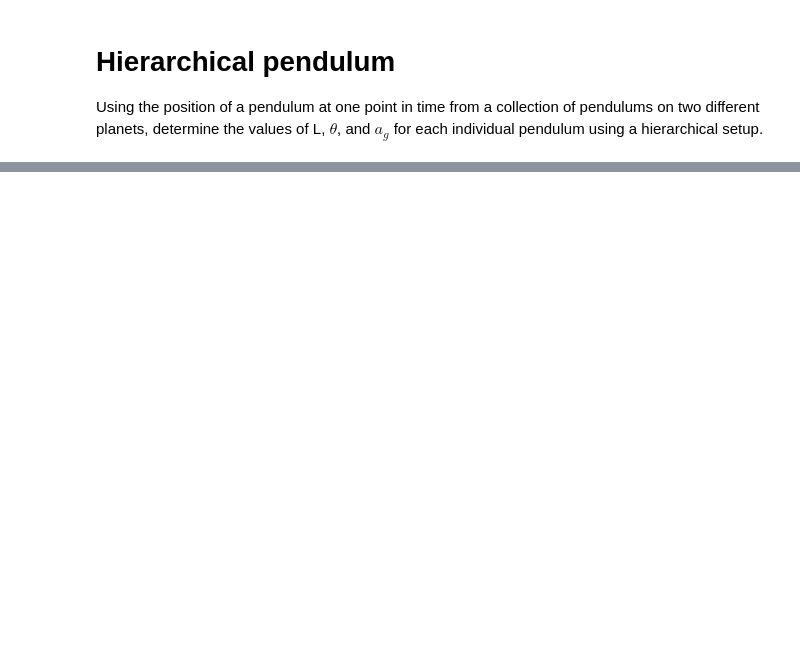
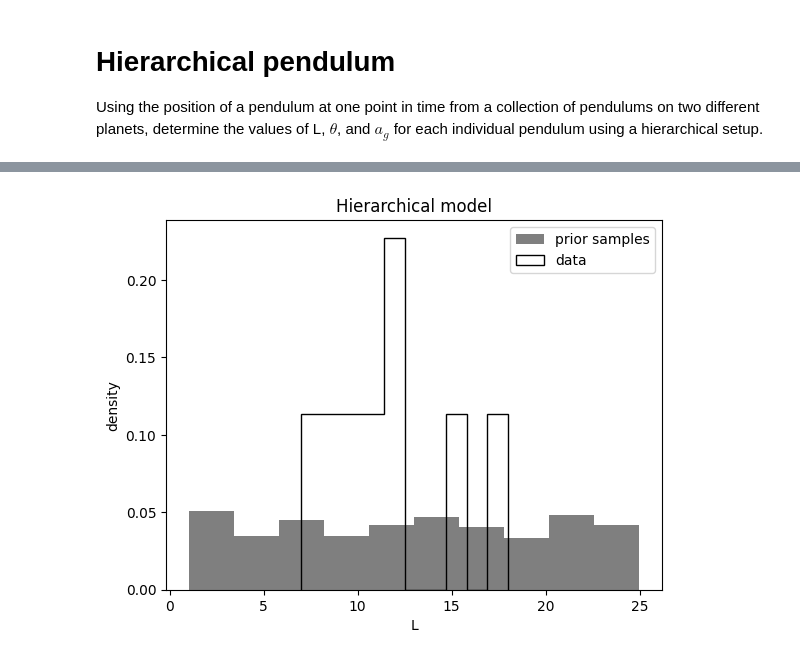
Before and after one commit to beckynevin/hierarchical-pendulum-draw, a Jupyter notebook: notebooks/pendulum_numpyro_hierarchical_ex.ipynb, the cells around one changed output, grey strips where cells are left out. Drawn from its saved outputs; the diff is of its cells as text; code cells hidden in the pictures; blank space fills up the shorter version.

Commit message:
adding non-hierarchical example here, playing with sigma

```diff
--- a/notebooks/pendulum_numpyro_hierarchical_ex.ipynb
+++ b/notebooks/pendulum_numpyro_hierarchical_ex.ipynb
@@ -123,0 +52,19 @@ print(planet_code)
+# %%
+def nonh_model(pendulum_code, times, pos_obs=None):
+    n_pendulums = len(np.unique(pendulum_code))
+
+    with numpyro.plate("pend_i", n_pendulums):
+        # every pendulum will have their own a_g, L, and theta values
+        a_g = numpyro.sample("a_g", dist.Uniform(5, 20))#dist.Normal(μ_G, σ_G))
+        L = numpyro.sample("L", dist.Uniform(1,25))
+        theta = numpyro.sample("theta", dist.Uniform(0,jnp.pi/2))
+
+    σ = numpyro.sample("σ", dist.Exponential(0.2))#dist.HalfNormal(2.0))
+    # model is segmented by pendulum
+    # time is not independent, does this go here?
+    modelx = L[pendulum_code] * jnp.sin(theta[pendulum_code] * jnp.cos(jnp.sqrt(a_g[pendulum_code] / L[pendulum_code])) * times)
+    pos = numpyro.sample("obs", dist.Normal(modelx, σ), obs=pos_obs)
+
+    #with numpyro.plate("data", len(pendulum_code)):
+        # this would be like drawing for every data point for a planet
+    #    pos = numpyro.sample("obs", dist.Normal(modelx, σ), obs=pos_obs)
@@ -123,0 +167,61 @@ print(planet_code)
+# %%
+# Generate samples from the prior...
+
+planet_code = df["planet_code"].values
+pend_obs = df["pos"].values
+time = df["time"].values
+pend_code = df["pendulum_id"].values
+
+print(np.shape(planet_code), np.shape(pend_code), np.shape(time))
+prior_pred = numpyro.infer.Predictive(model, num_samples=50)(
+    random.PRNGKey(11), planet_code, pend_code, time
+)
+
+# ...and plot them:
+label = "prior samples"
+plt.hist(
+    prior_pred["L"].flatten(),
+    10,
+    #range=(0.2, 3.0),
+    #histtype="step",
+    color="k",
+    lw=0.5,
+    alpha=0.5,
+    label=label,
+    density=True
+)
+
+
+plt.hist(df["length"], 10, histtype="step", color="black", label="data", density=True)
+plt.legend()
+plt.xlabel("L")
+plt.ylabel("density")
+plt.title("Hierarchical model")
+plt.show()
+
+prior_pred = numpyro.infer.Predictive(nonh_model, num_samples=50)(
+    random.PRNGKey(11), pend_code, time
+)
+
+# ...and plot them:
+label = "prior samples"
+plt.hist(
+    prior_pred["L"].flatten(),
+    10,
+    #range=(0.2, 3.0),
+    #histtype="step",
+    color="k",
+    lw=0.5,
+    alpha=0.5,
+    label=label,
+    density=True
+)
+
+
+plt.hist(df["length"], 10, histtype="step", color="black", label="data", density=True)
+plt.legend()
+plt.xlabel("L")
+plt.ylabel("density")
+plt.title("Non-hierarchical model")
+plt.show()
+# %% [output]
@@ -123,0 +229 @@ print(planet_code)
+[figure, added]
```
Also changed, not shown: parts of 50 cells of this notebook.
